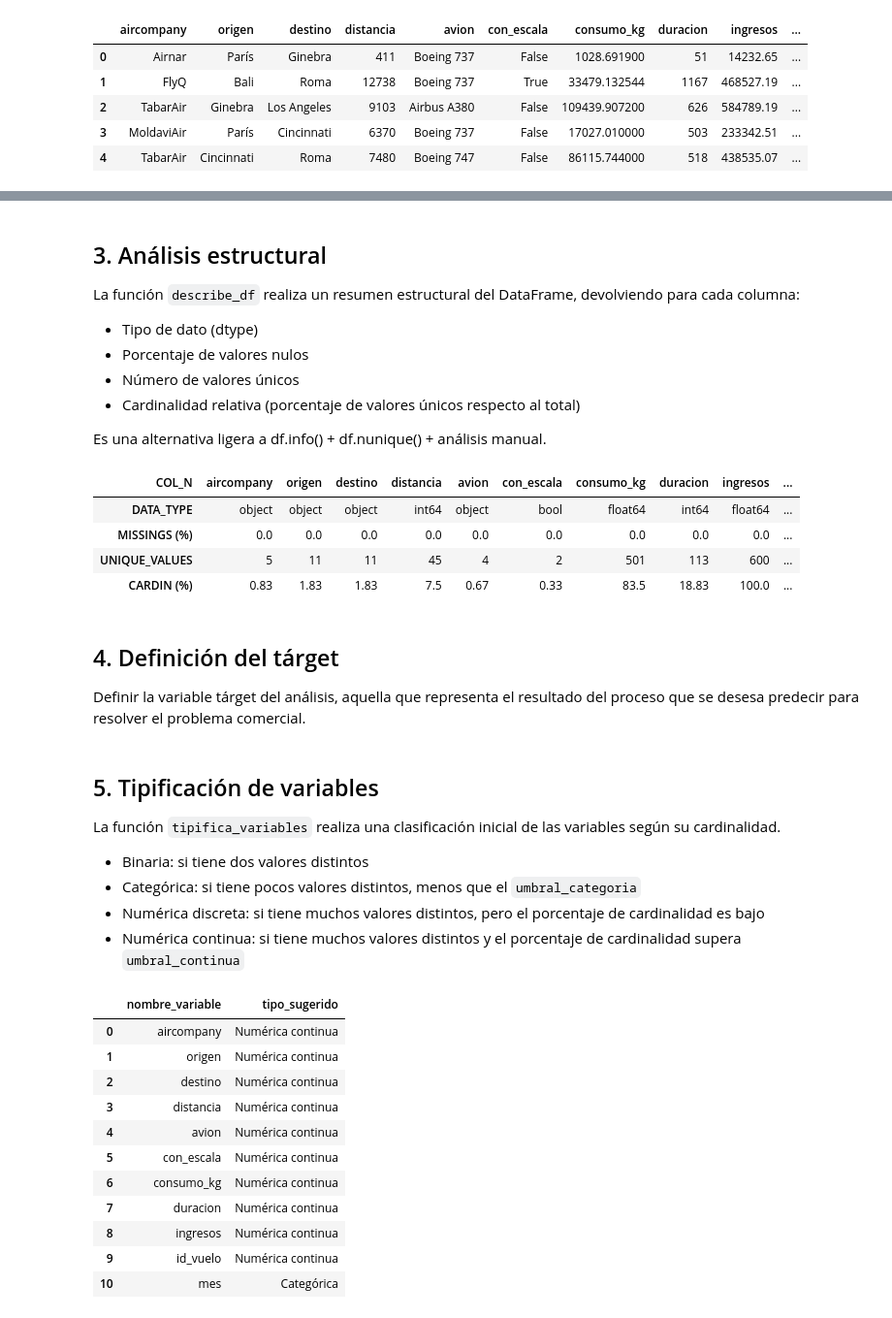
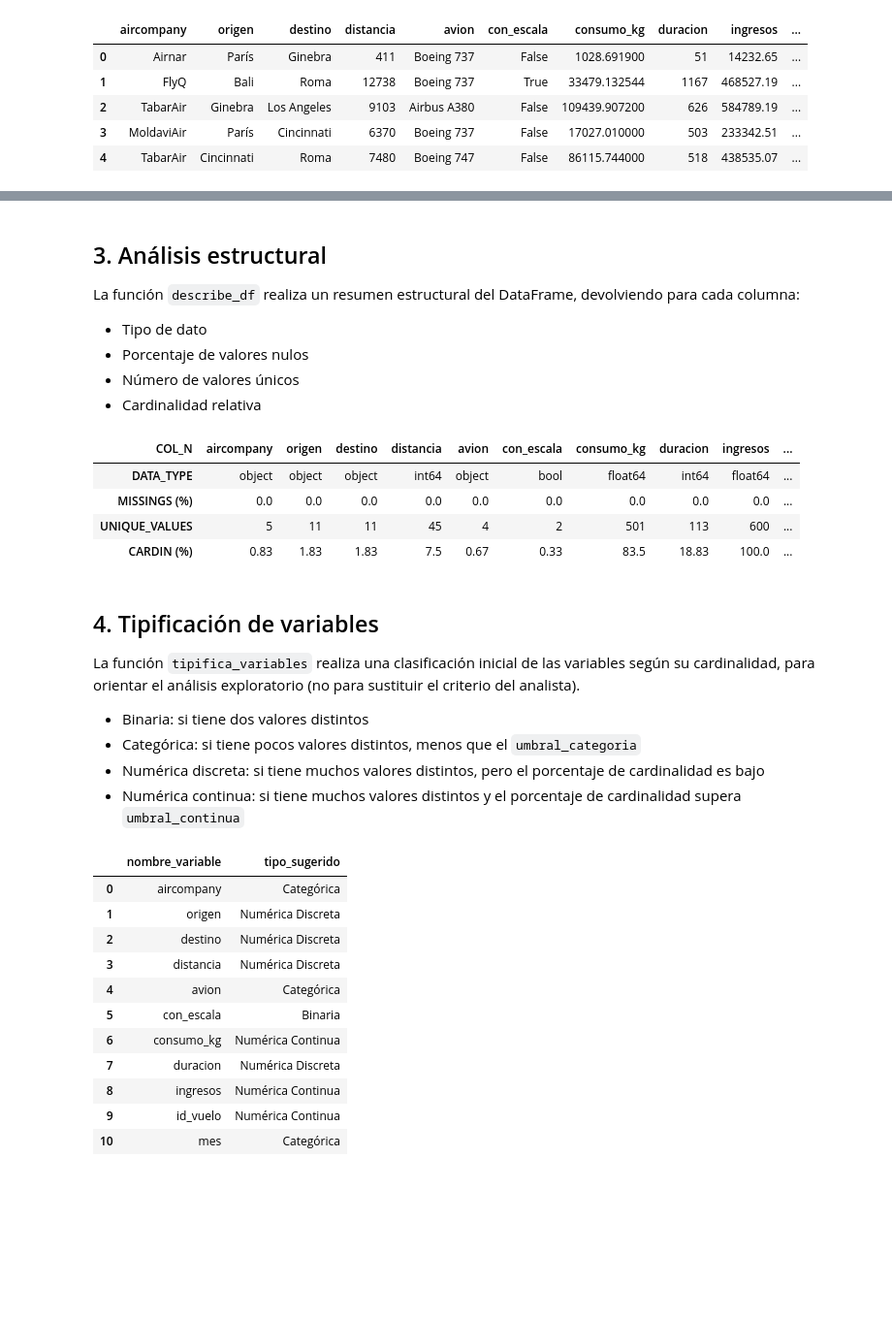
Before and after one commit to eleacos/DS-Online-Elena-Acosta, a Jupyter notebook: Team_Challenges/TC_03_Sprint_09_ToolBox/ejemplo_toolbox.ipynb, the cells around one changed output, grey strips where cells are left out. Shown at 97% size. Saved outputs shown, nothing was run; the diff lists cells and outputs as text; code cells hidden in the pictures; blank space fills up the shorter version.

```diff
--- a/Team_Challenges/TC_03_Sprint_09_ToolBox/ejemplo_toolbox.ipynb
+++ b/Team_Challenges/TC_03_Sprint_09_ToolBox/ejemplo_toolbox.ipynb
@@ -32,12 +60,10 @@ df.head()
 ## 3. Análisis estructural
 
 La función `describe_df` realiza un resumen estructural del DataFrame, devolviendo para cada columna:
-- Tipo de dato (dtype)
+- Tipo de dato
 - Porcentaje de valores nulos
 - Número de valores únicos
-- Cardinalidad relativa (porcentaje de valores únicos respecto al total)
-
-Es una alternativa ligera a df.info() + df.nunique() + análisis manual.
+- Cardinalidad relativa
 # %%
 tb.describe_df(df)
 # %% [output]
@@ -46,6 +72,3 @@ tb.describe_df(df)
 | MISSINGS (%) | 0.0 | 0.0 | 0.0 | 0.0 | 0.0 | 0.0 | 0.0 | 0.0 | 0.0 | ... |
 | UNIQUE_VALUES | 5 | 11 | 11 | 45 | 4 | 2 | 501 | 113 | 600 | ... |
 | CARDIN (%) | 0.83 | 1.83 | 1.83 | 7.5 | 0.67 | 0.33 | 83.5 | 18.83 | 100.0 | ... |
-# %% [markdown]
-## 4. Definición del tárget
-Definir la variable tárget del análisis, aquella que representa el resultado del proceso que se desesa predecir para resolver el problema comercial.
@@ -54,22 +75,26 @@ Definir la variable tárget del análisis, aquella que representa el resultado d
 # %% [markdown]
-## 5. Tipificación de variables
-La función `tipifica_variables` realiza una clasificación inicial de las variables según su cardinalidad.
+## 4. Tipificación de variables
+La función `tipifica_variables` realiza una clasificación inicial de las variables según su cardinalidad, para orientar el análisis exploratorio (no para sustituir el criterio del analista).
 - Binaria: si tiene dos valores distintos
 - Categórica: si tiene pocos valores distintos, menos que el `umbral_categoria`
 - Numérica discreta: si tiene muchos valores distintos, pero el porcentaje de cardinalidad es bajo
 - Numérica continua: si tiene muchos valores distintos y el porcentaje de cardinalidad supera `umbral_continua`
 # %%
-tb.tipifica_variables(df, umbral_categoria=10, umbral_continua=0.2)
+# Test:
+# umbral_categórica: 10 ("UNIQUE_VALUES" < 10)
+# umbral_continua: 30 ("CARDIN (%)" >= 30)
+
+tb.tipifica_variables(df, umbral_categoria=10, umbral_continua=30)
 # %% [output]
 |  | nombre_variable | tipo_sugerido |
-| 0 | aircompany | Numérica continua |
-| 1 | origen | Numérica continua |
-| 2 | destino | Numérica continua |
-| 3 | distancia | Numérica continua |
-| 4 | avion | Numérica continua |
-| 5 | con_escala | Numérica continua |
-| 6 | consumo_kg | Numérica continua |
-| 7 | duracion | Numérica continua |
-| 8 | ingresos | Numérica continua |
-| 9 | id_vuelo | Numérica continua |
+| 0 | aircompany | Categórica |
+| 1 | origen | Numérica Discreta |
+| 2 | destino | Numérica Discreta |
+| 3 | distancia | Numérica Discreta |
+| 4 | avion | Categórica |
+| 5 | con_escala | Binaria |
+| 6 | consumo_kg | Numérica Continua |
+| 7 | duracion | Numérica Discreta |
+| 8 | ingresos | Numérica Continua |
+| 9 | id_vuelo | Numérica Continua |
 | 10 | mes | Categórica |
```
Also changed, not shown: parts of 15 cells of this notebook, 1 other file.
